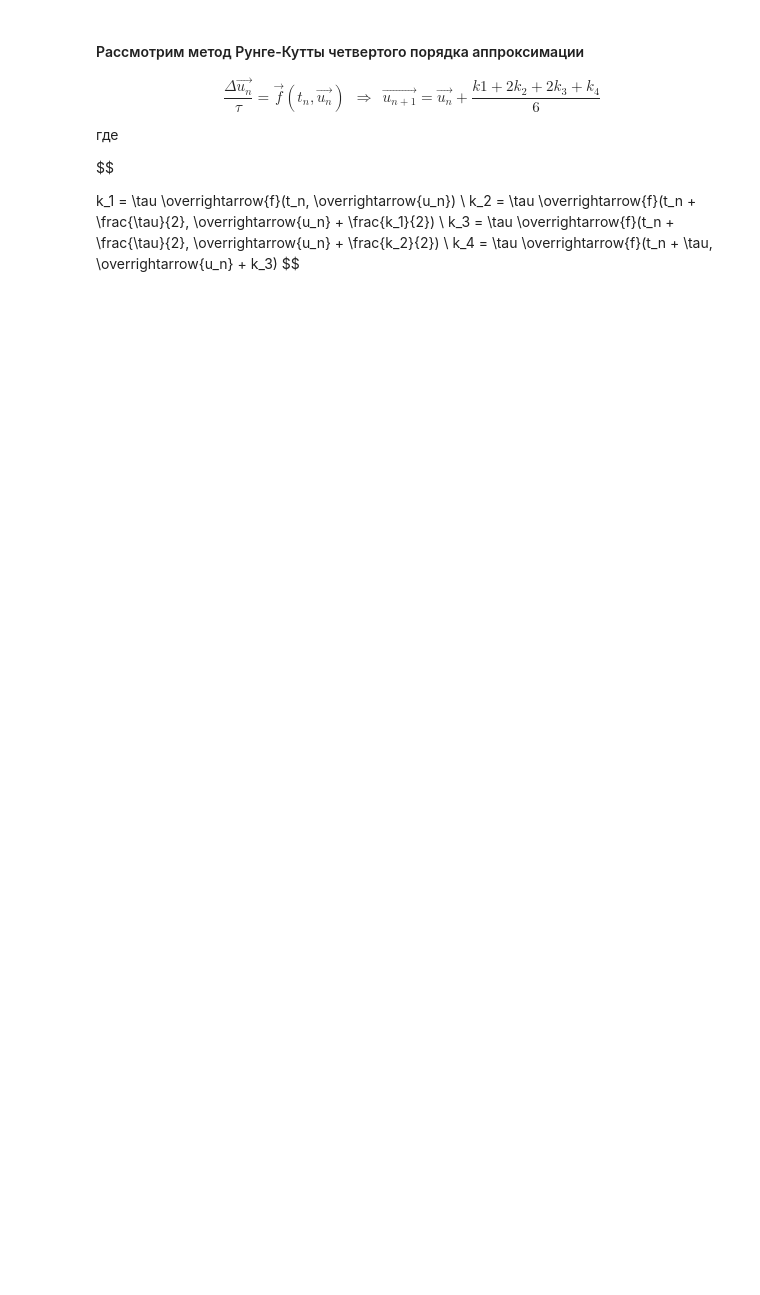
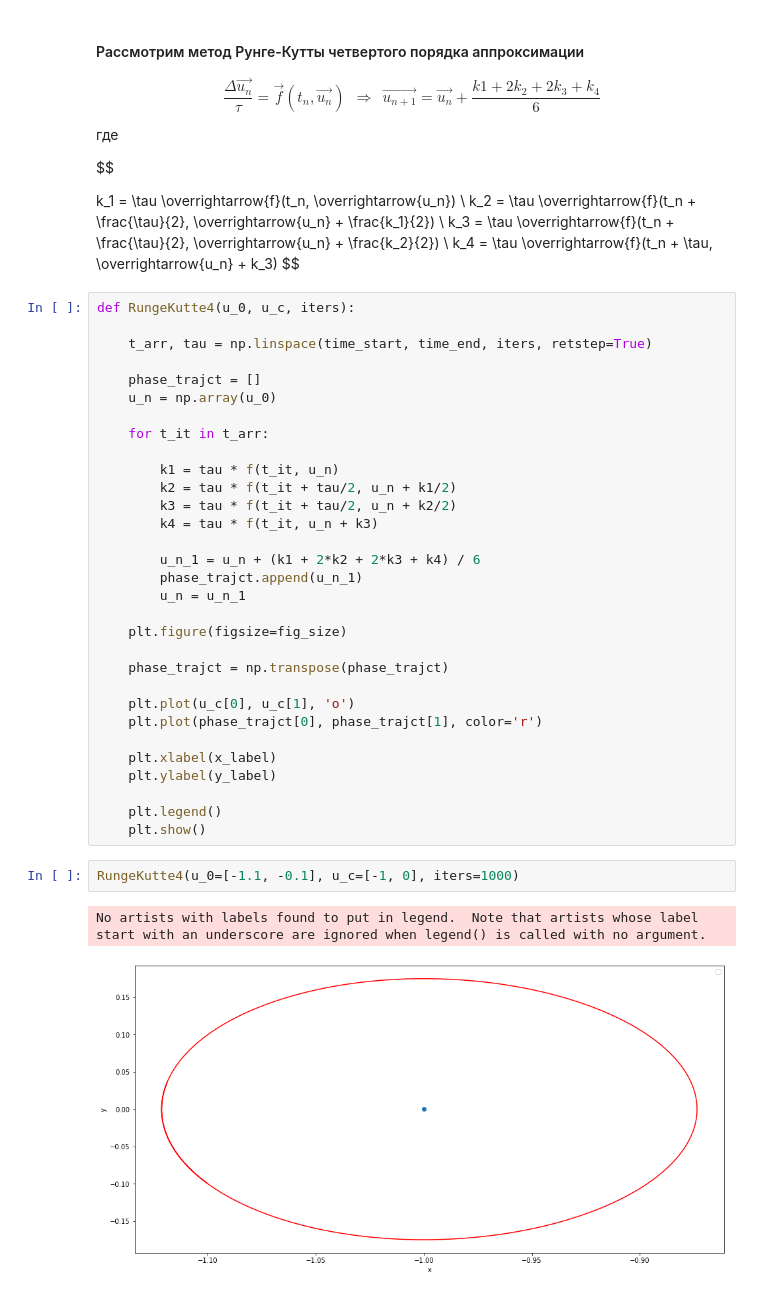
Before and after one commit to uslsteen/CompMath, a Jupyter notebook: lab_6/lab6.ipynb, the cells around one changed output. Saved outputs shown, nothing was run; the diff lists cells and outputs as text; blank space fills up the shorter version.

```diff
--- a/lab_6/lab6.ipynb
+++ b/lab_6/lab6.ipynb
@@ -47,3 +102,39 @@ k_3 = \tau \overrightarrow{f}(t_n + \frac{\tau}{2}, \overrightarrow{u_n} + \frac
 \\
 k_4 = \tau \overrightarrow{f}(t_n + \tau, \overrightarrow{u_n} + k_3)
 $$
+# %%
+def RungeKutte4(u_0, u_c, iters):
+
+    t_arr, tau = np.linspace(time_start, time_end, iters, retstep=True)
+
+    phase_trajct = []
+    u_n = np.array(u_0)
+
+    for t_it in t_arr:
+
+        k1 = tau * f(t_it, u_n)
+        k2 = tau * f(t_it + tau/2, u_n + k1/2)
+        k3 = tau * f(t_it + tau/2, u_n + k2/2)
+        k4 = tau * f(t_it, u_n + k3)
+
+        u_n_1 = u_n + (k1 + 2*k2 + 2*k3 + k4) / 6
+        phase_trajct.append(u_n_1)
+        u_n = u_n_1
+
+    plt.figure(figsize=fig_size)
+
+    phase_trajct = np.transpose(phase_trajct)
+
+    plt.plot(u_c[0], u_c[1], 'o')
+    plt.plot(phase_trajct[0], phase_trajct[1], color='r')
+
+    plt.xlabel(x_label)
+    plt.ylabel(y_label)
+
+    plt.legend()
+    plt.show()
+# %%
+RungeKutte4(u_0=[-1.1, -0.1], u_c=[-1, 0], iters=1000)
+# %% [output]
+No artists with labels found to put in legend.  Note that artists whose label start with an underscore are ignored when legend() is called with no argument.
+[figure, added]
```
Also changed, not shown: parts of 4 cells of this notebook.
